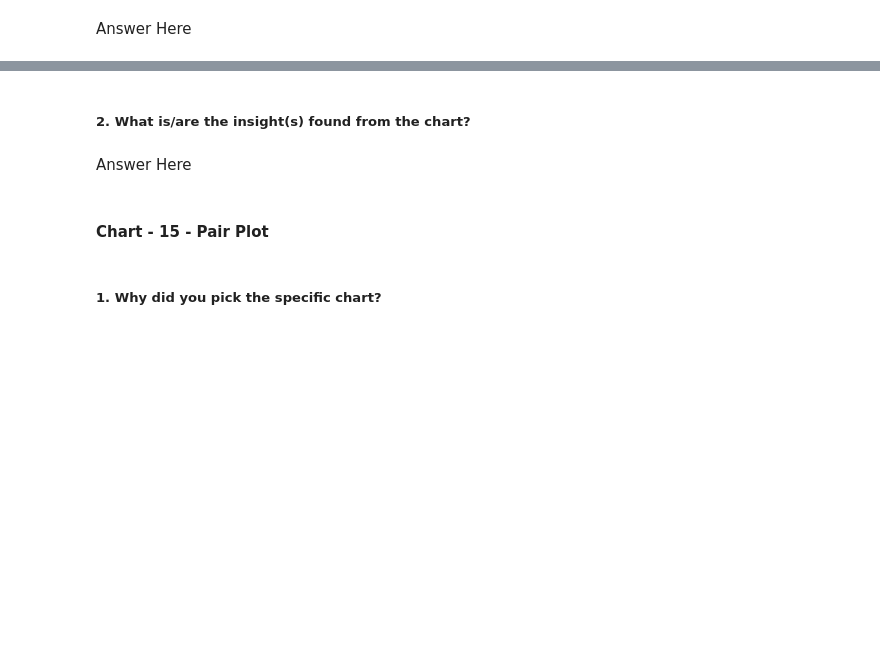
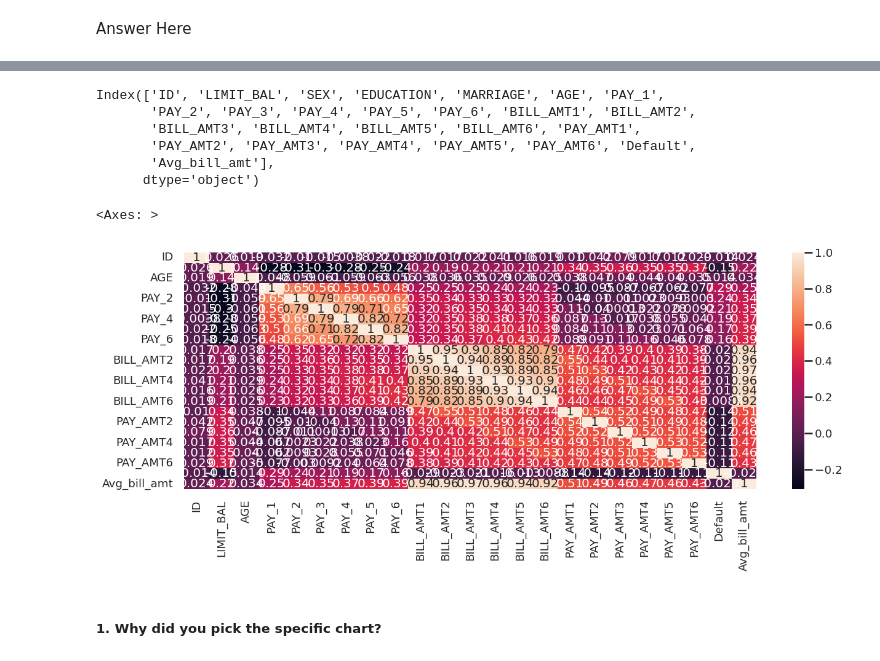
Before and after one commit to albin2122/Credit-Card-Default-Prediction, a Jupyter notebook: Credit_Card_Default_Prediction.ipynb, the cells around one changed output, grey strips where cells are left out. Cells and saved outputs as stored; diff of their text form; code cells hidden in the pictures; blank space fills up the shorter version.

```diff
--- a/Credit_Card_Default_Prediction.ipynb
+++ b/Credit_Card_Default_Prediction.ipynb
@@ -711,6 +665,0 @@ Answer Here.
-# %% [markdown]
-##### 2. What is/are the insight(s) found from the chart?
-# %% [markdown]
-Answer Here
-# %% [markdown]
-#### Chart - 15 - Pair Plot
@@ -719,3 +666,20 @@ Answer Here
+# %%
+credit_df.columns
+# %% [output]
+Index(['ID', 'LIMIT_BAL', 'SEX', 'EDUCATION', 'MARRIAGE', 'AGE', 'PAY_1',
+       'PAY_2', 'PAY_3', 'PAY_4', 'PAY_5', 'PAY_6', 'BILL_AMT1', 'BILL_AMT2',
+       'BILL_AMT3', 'BILL_AMT4', 'BILL_AMT5', 'BILL_AMT6', 'PAY_AMT1',
+       'PAY_AMT2', 'PAY_AMT3', 'PAY_AMT4', 'PAY_AMT5', 'PAY_AMT6', 'Default',
+       'Avg_bill_amt'],
+      dtype='object')
+# %%
+# Correlation Heatmap visualization code
+# Plotting correlation heatmap
+plt.figure(figsize=(15,5))
+sns.heatmap(credit_df.corr(), annot=True)
+# %% [output]
+<Axes: >
+[figure, added]
 # %% [markdown]
 ##### 1. Why did you pick the specific chart?
 # %% [markdown]
```
Also changed, not shown: parts of 75 cells of this notebook.
